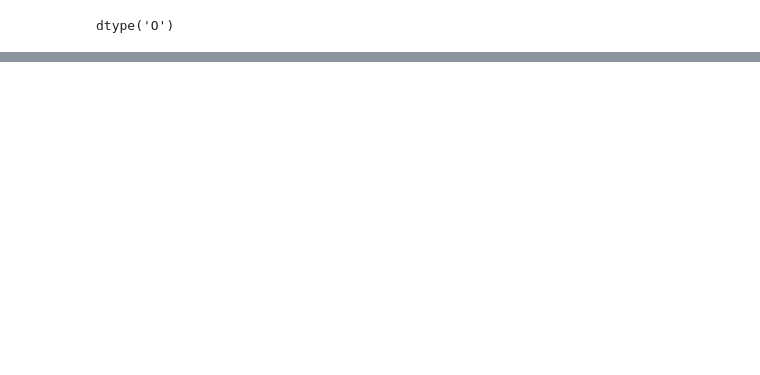
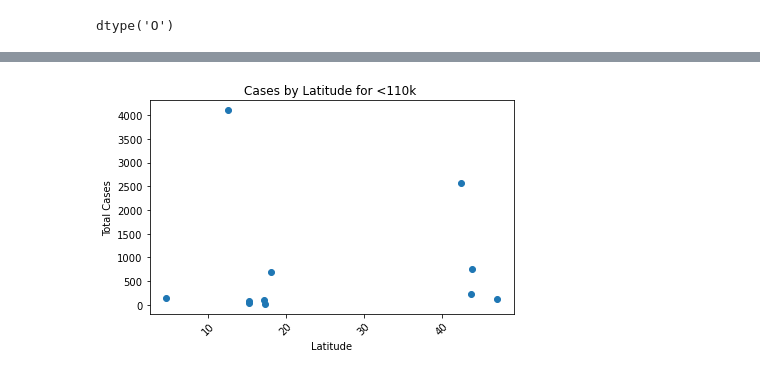
Before and after one commit to AustinRCole/COVID_Lat_GDP_analysis, a Jupyter notebook: Question_Two_Analysis.ipynb, the cells around one changed output, grey strips where cells are left out. Saved outputs shown, nothing was run; the diff lists cells and outputs as text; code cells hidden in the pictures; blank space fills up the shorter version.

```diff
--- a/Question_Two_Analysis.ipynb
+++ b/Question_Two_Analysis.ipynb
@@ -111,0 +128,5 @@ plt.show()
+# %%
+bins = [0, 109999, 799999, 2399999, 4949999, 8499999, 11499999, 18999999, 34999999, 79999999, 1500000000]
+pop_ranges = ['<110k', '110k-799.9k','800k-2.39m', '2.4m-4.949m', '4.95m-8.49m', '8.5m-11.49m', '11.5m-18.9', '20m-34.9', '35m-79.9m', '70m-1.5b']
+latitude_final['Population Range'] = pd.cut(latitude_final['Population 2019'], bins, labels=pop_ranges, include_lowest=True)
+latitude_final.head()
@@ -111,0 +140,20 @@ plt.show()
+# %%
+# Scatter Plot for each Range (Cases & Death)
+pop_range = '<110k'
+group = latitude_final.loc[(latitude_final['Population Range'] == f'{pop_range}')]
+group_lat = group['Latitude']
+group_cases = group['Cases']
+group_deaths = group['Deaths']
+group_dp1k = group['Deaths per 1000 Cases']
+
+plt.scatter(group_lat, group_cases)
+plt.xlabel('Latitude')
+plt.ylabel('Total Cases')
+plt.title(f'Cases by Latitude for {pop_range} ')
+# plt.xlim(0, 70)
+# plt.ylim(0, 240)
+plt.xticks(rotation=45)
+plt.tight_layout()
+plt.show()
+# %% [output]
+[figure, added]
```
Also changed, not shown: parts of 9 cells of this notebook.
